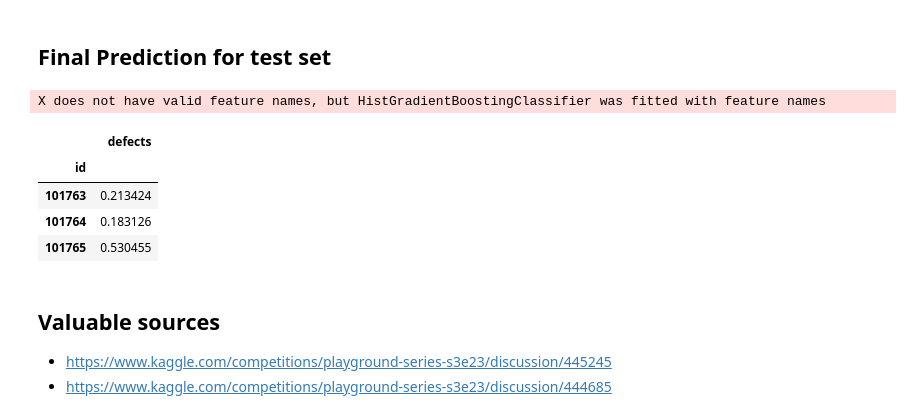
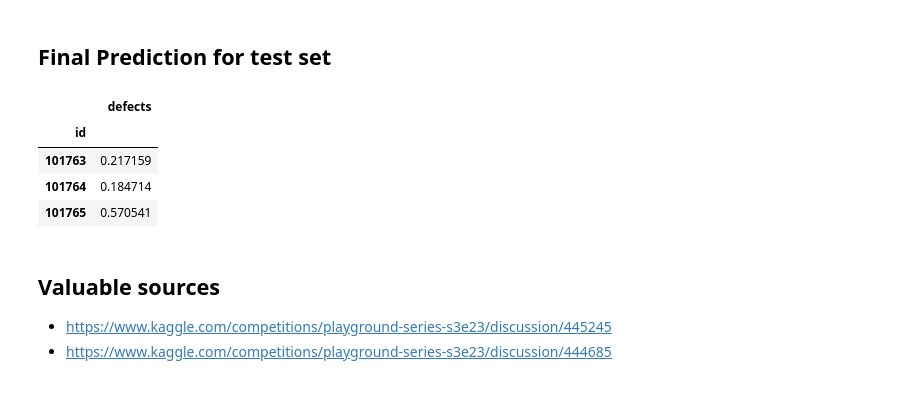
Before and after one commit to incardo/kaggle-playground, a Jupyter notebook: Binary-Classification_Software_Defects_Dataset/eda_software_defects.ipynb, the cells around one changed output. Cells and saved outputs as stored; diff of their text form; code cells hidden in the pictures.

Commit message:
all models optimized

```diff
--- a/Binary-Classification_Software_Defects_Dataset/eda_software_defects.ipynb
+++ b/Binary-Classification_Software_Defects_Dataset/eda_software_defects.ipynb
@@ -688,10 +811,9 @@ lgbm_params = { 'boosting_type':'gbdt',
               'class_weight':class_weights
               }
 
-def lgbm_predictions(train_X, train_y):
+def lgbm_predictions(train_X, train_y, val_X, val_y, lgbm_params):
 
     reg = lgb.LGBMClassifier(**lgbm_params)
-
     reg.fit(train_X,train_y)
 
     predictions_train = reg.predict_proba(train_X)[:,1]
@@ -704,9 +826,11 @@ def lgbm_predictions(train_X, train_y):
     predictions[predictions<0]=0
     print("ROC-AUC score validation", roc_auc_score(val_y,predictions))
 
-    return predictions, reg
+    val_auc = roc_auc_score(val_y,predictions)
 
-lgbm_classifier_predictions, lgbm_model = lgbm_predictions(train_X, train_y)
+    return predictions, reg, val_auc
+
+lgbm_classifier_predictions, lgbm_model, lgbm_val_auc= lgbm_predictions(train_X, train_y, val_X, val_y, lgbm_params)
 # %% [output]
 ROC-AUC score training 0.7934111375847188
 ROC-AUC score validation 0.7919055259144452
@@ -722,10 +890,9 @@ hgbc_params = {
             #   'class_weights':class_weights
               }
 
-def hgbc_predictions(train_X, train_y):
+def hgbc_predictions(train_X, train_y, val_X, val_y, hgbc_params):
 
     reg = HistGradientBoostingClassifier(**hgbc_params)
-
     reg.fit(train_X,train_y)
 
     predictions_train = reg.predict_proba(train_X)[:,1]
@@ -738,8 +905,10 @@ def hgbc_predictions(train_X, train_y):
     predictions[predictions<0]=0
     print("ROC-AUC score validation", roc_auc_score(val_y,predictions))
 
-    return predictions, reg
+    val_auc = roc_auc_score(val_y,predictions)
 
-hgbc_classifier_predictions, hgbc_model = hgbc_predictions(train_X, train_y)
+    return predictions, reg, val_auc
+
+hgbc_classifier_predictions, hgbc_model, hgbc_val_auc = hgbc_predictions(train_X, train_y, val_X, val_y, hgbc_params)
 # %% [output]
 ROC-AUC score training 0.8047645873071317
@@ -808,47 +1018,44 @@ val_predictions_roc
 # %%
 X_test = test_data.copy()
 X_test = X_test[FEATURES]
 X_test = edit_X_features(X_test)
 
-
 xgb_predictions = xgb_model.predict_proba(X_test)[:,1]
 rf_predictions = rf_model.predict_proba(X_test)[:,1]
 extratree_predictions = extratree_model.predict_proba(X_test)[:,1]
 
-
 scaler = StandardScaler()
-X_train = scaler.fit_transform(train_X)
-X_test = scaler.transform(X_test)
+X_train_scaled = scaler.fit_transform(train_X.copy())
+X_test_scaled = scaler.transform(X_test.copy())
 n_components = 100  # You can adjust this based on your dataset and computational resources
 nystroem = Nystroem(kernel='rbf', n_components=n_components, random_state=42)
-X_train_nystroem = nystroem.fit_transform(X_train)
-X_test_nystroem = nystroem.transform(X_test)
+X_train_nystroem = nystroem.fit_transform(X_train_scaled)
+X_test_nystroem = nystroem.transform(X_test_scaled)
 nystroem_logistic_predictions = nystroem_logistic_model.predict_proba(X_test_nystroem)[:,1]
 
 catbost_classifier_predictions = catboost_model.predict_proba(X_test)[:,1]
 lgbm_classifier_predictions = lgbm_model.predict_proba(X_test)[:,1]
 hgbc_classifier_predictions = hgbc_model.predict_proba(X_test)[:,1]
 
 
-final_prediction = 0.25 * xgb_predictions + \
-                   0.1 * hgbc_classifier_predictions + \
-                   0.1 * rf_predictions + \
-                   0.1 * extratree_predictions + \
-                   0.25 * nystroem_logistic_predictions + \
-                   0.1 * catbost_classifier_predictions * \
-                   0.1 * lgbm_classifier_predictions
+final_prediction = 0.20 * xgb_predictions + \
+                   0.20 * catbost_classifier_predictions + \
+                   0.20 * nystroem_logistic_predictions + \
+                   0.15 * hgbc_classifier_predictions + \
+                   0.10 * lgbm_classifier_predictions + \
+                   0.10 * rf_predictions + \
+                   0.05 * extratree_predictions
 
 #final_prediction = lgbm_classifier_predictions
 
 # Save predicted results to the competition submission format.
 submission = pd.DataFrame({'id':test_data.index, 'defects':final_prediction})
 submission = submission.set_index(keys="id")
 submission.head(3)
 # %% [output]
-X does not have valid feature names, but HistGradientBoostingClassifier was fitted with feature names
 |  | defects |
 | id |  |
-| 101763 | 0.213424 |
-| 101764 | 0.183126 |
-| 101765 | 0.530455 |
+| 101763 | 0.217159 |
+| 101764 | 0.184714 |
+| 101765 | 0.570541 |
 # %%
```
Also changed, not shown: parts of 24 cells of this notebook.
